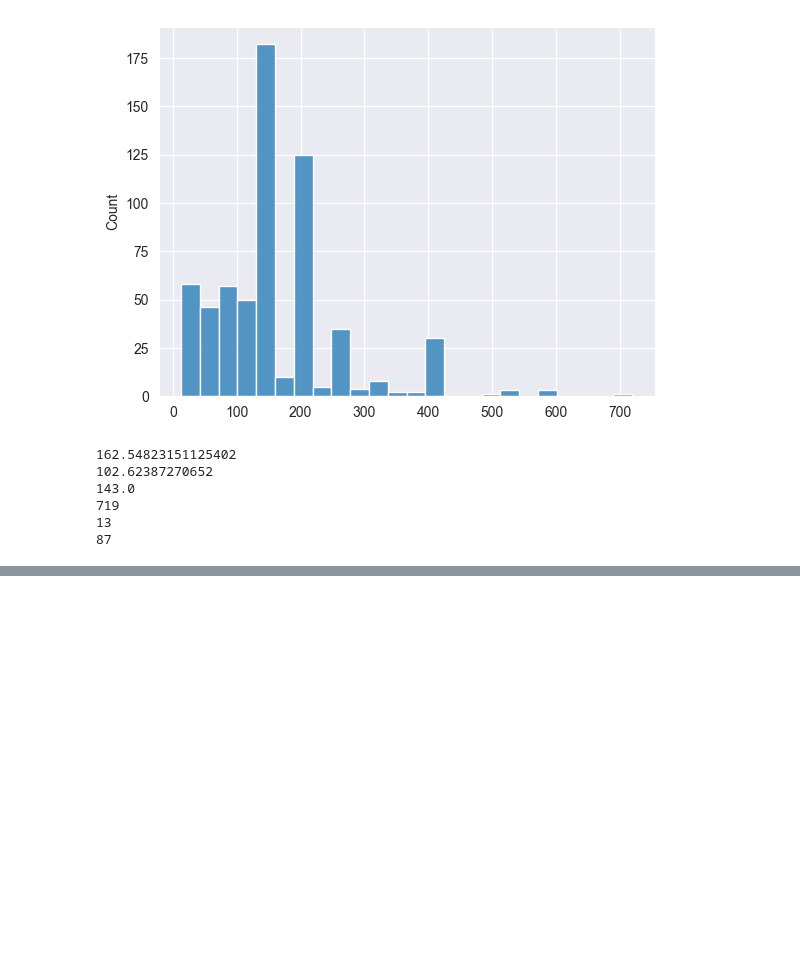
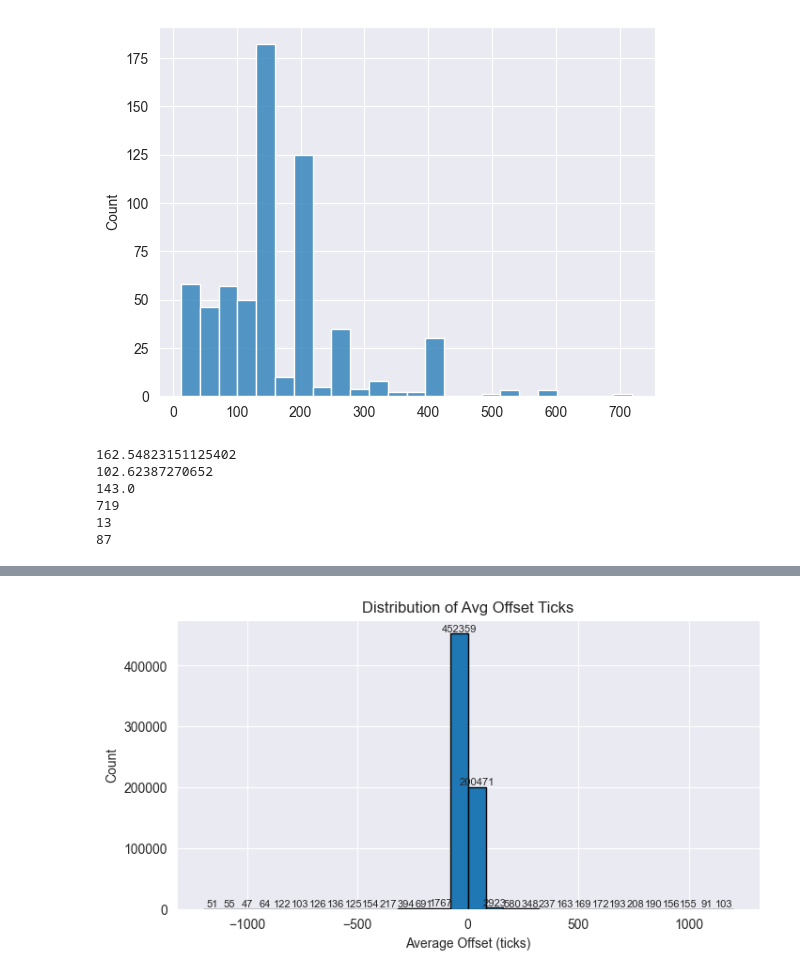
Before and after one commit to FlowkoHinti/GroovePal, a Jupyter notebook: EDA/DNAAnalysis.ipynb, the cells around one changed output, grey strips where cells are left out. Drawn from its saved outputs; the diff is of its cells as text; code cells hidden in the pictures; blank space fills up the shorter version.

Commit message:
dataset prepping for giga midi and some eda

```diff
--- a/EDA/DNAAnalysis.ipynb
+++ b/EDA/DNAAnalysis.ipynb
@@ -154,15 +155,3 @@ instrumentValues
  16: 'HHOpen',
  32: 'Ride',
  64: 'Cymbal'}
-# %%
-
-with open('C:/Users/minem/Desktop/test/dnas_638811080997960799.json') as f:
-    test = json.load(f)
-
-print(test[0]['OriginalMidiFileReference'])
-
-for dnaUnit in test[0]['DNAUnits']:
-    print(dnaUnit['Value'])
-    print(instrumentValues[dnaUnit['Value']])
-    print(bin(dnaUnit['Value']))
-    print('---')
@@ -212,0 +296,16 @@ print(len(count_greater))
+# %%
+offsets = [offset for sublist in df['Offsets'].dropna() for offset in sublist]
+
+plt.figure(figsize=(8, 4))
+counts, bins, patches = plt.hist(offsets, bins=30, edgecolor='black')
+
+for count, bin_left, bin_right in zip(counts, bins[:-1], bins[1:]):
+    plt.text((bin_left + bin_right) / 2, count, int(count), ha='center', va='bottom', fontsize=8)
+
+plt.title("Distribution of Avg Offset Ticks")
+plt.xlabel("Average Offset (ticks)")
+plt.ylabel("Count")
+plt.grid(True)
+plt.show()
+# %% [output]
+[figure, added]
```
Also changed, not shown: parts of 13 cells of this notebook, 10 other files.
